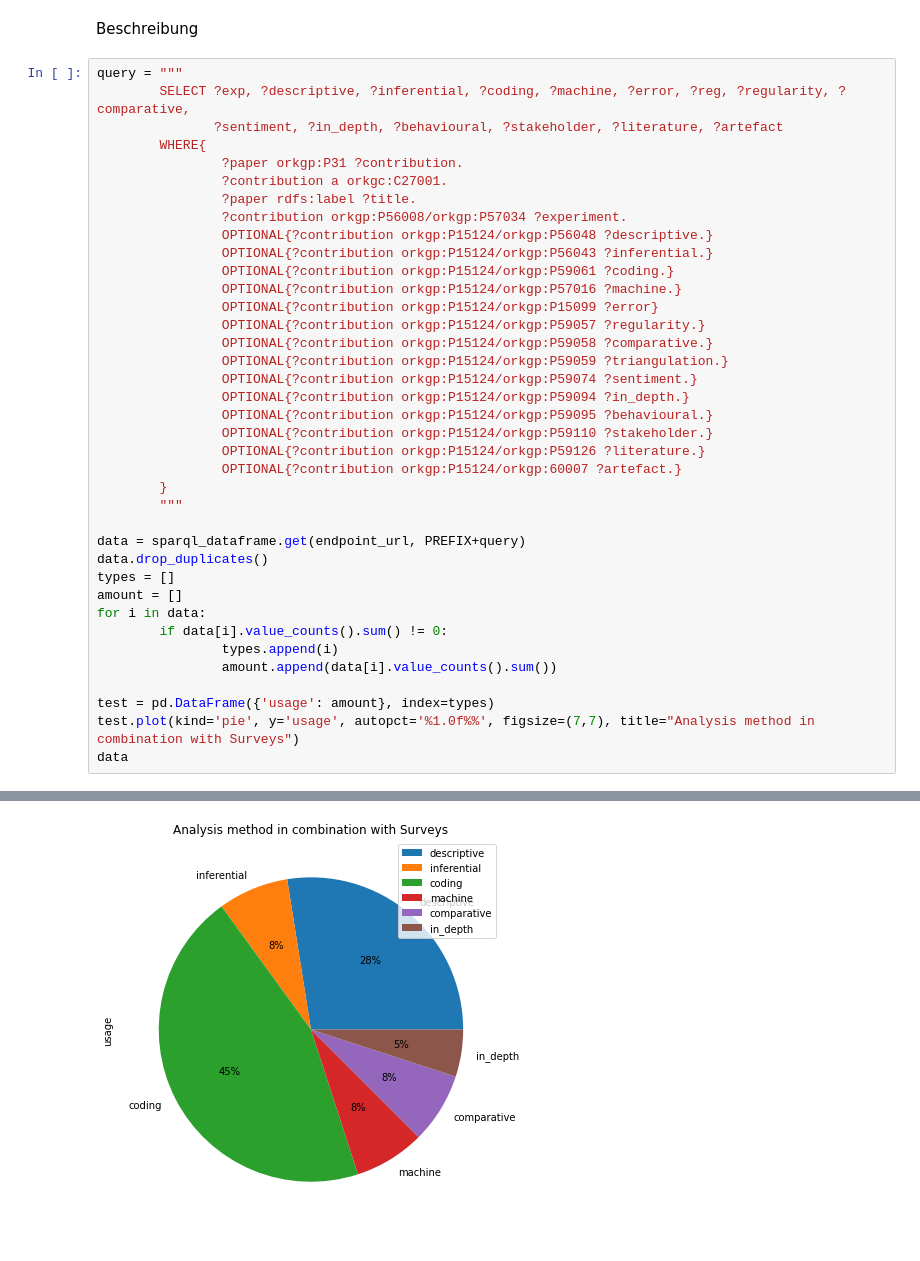
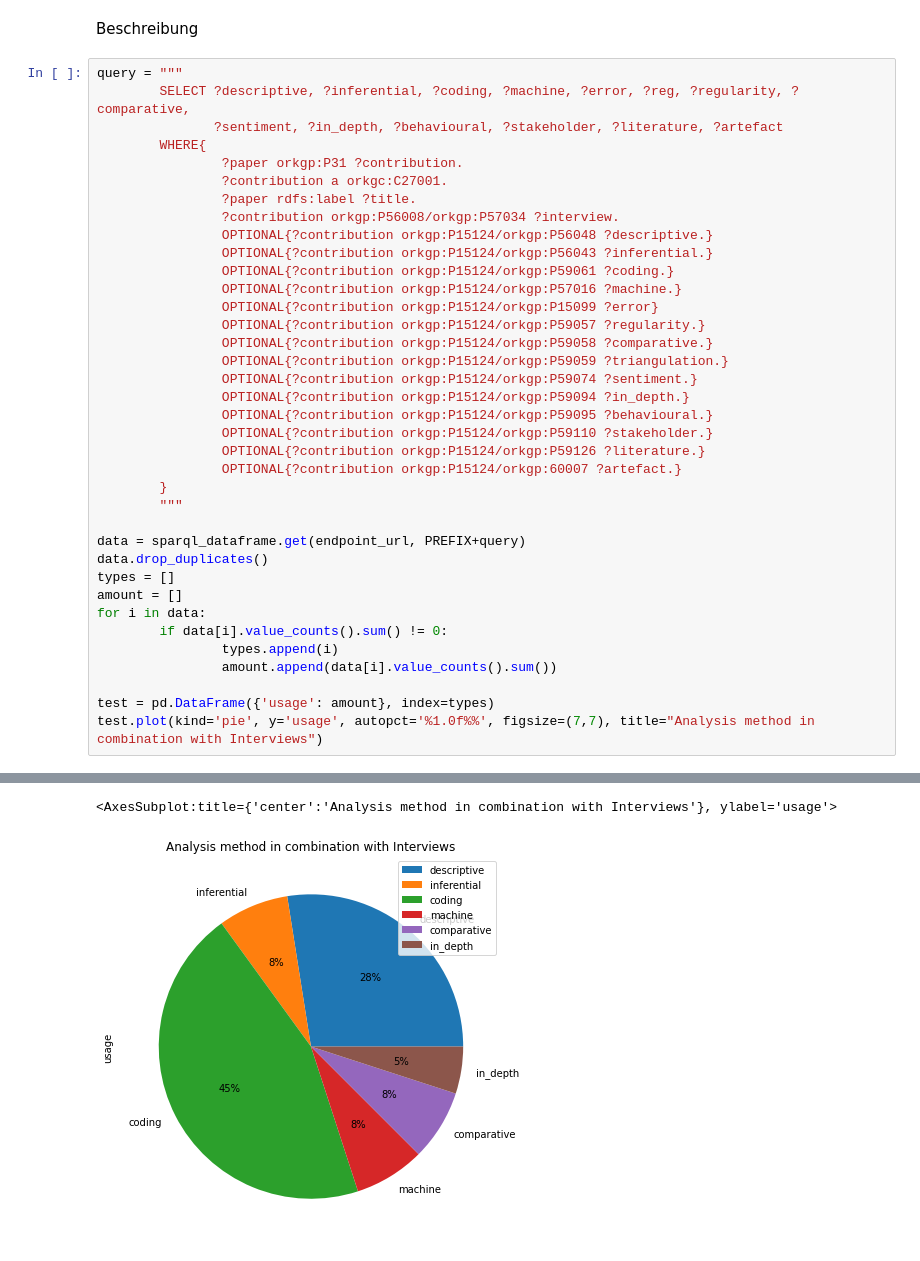
Before and after one commit to fWern/Bachelor-Thesis, a Jupyter notebook: sjoberg_roadmap_questions.ipynb, the cells around one changed output, grey strips where cells are left out. Cells and saved outputs as stored; diff of their text form.

```diff
--- a/sjoberg_roadmap_questions.ipynb
+++ b/sjoberg_roadmap_questions.ipynb
@@ -395,13 +432,13 @@ test.plot(kind='pie', y='usage', autopct='%1.0f%%', figsize=(7,7), title="Analys
 Beschreibung
 # %%
 query = """
-        SELECT ?exp, ?descriptive, ?inferential, ?coding, ?machine, ?error, ?reg, ?regularity, ?comparative,
+        SELECT ?descriptive, ?inferential, ?coding, ?machine, ?error, ?reg, ?regularity, ?comparative,
                ?sentiment, ?in_depth, ?behavioural, ?stakeholder, ?literature, ?artefact
         WHERE{
                 ?paper orkgp:P31 ?contribution.
                 ?contribution a orkgc:C27001.
                 ?paper rdfs:label ?title.
-                ?contribution orkgp:P56008/orkgp:P57034 ?experiment.
+                ?contribution orkgp:P56008/orkgp:P57034 ?interview.
                 OPTIONAL{?contribution orkgp:P15124/orkgp:P56048 ?descriptive.}
                 OPTIONAL{?contribution orkgp:P15124/orkgp:P56043 ?inferential.}
                 OPTIONAL{?contribution orkgp:P15124/orkgp:P59061 ?coding.}
@@ -429,6 +466,5 @@ for i in data:
                 amount.append(data[i].value_counts().sum())
 
 test = pd.DataFrame({'usage': amount}, index=types)
-test.plot(kind='pie', y='usage', autopct='%1.0f%%', figsize=(7,7), title="Analysis method in combination with Surveys")
-data
+test.plot(kind='pie', y='usage', autopct='%1.0f%%', figsize=(7,7), title="Analysis method in combination with Interviews")
 # %% [output]
@@ -452 +471,2 @@ data
+<AxesSubplot:title={'center':'Analysis method in combination with Interviews'}, ylabel='usage'>
-[figure, old version]
+[figure, new version]
```
Also changed, not shown: parts of 7 cells of this notebook.
